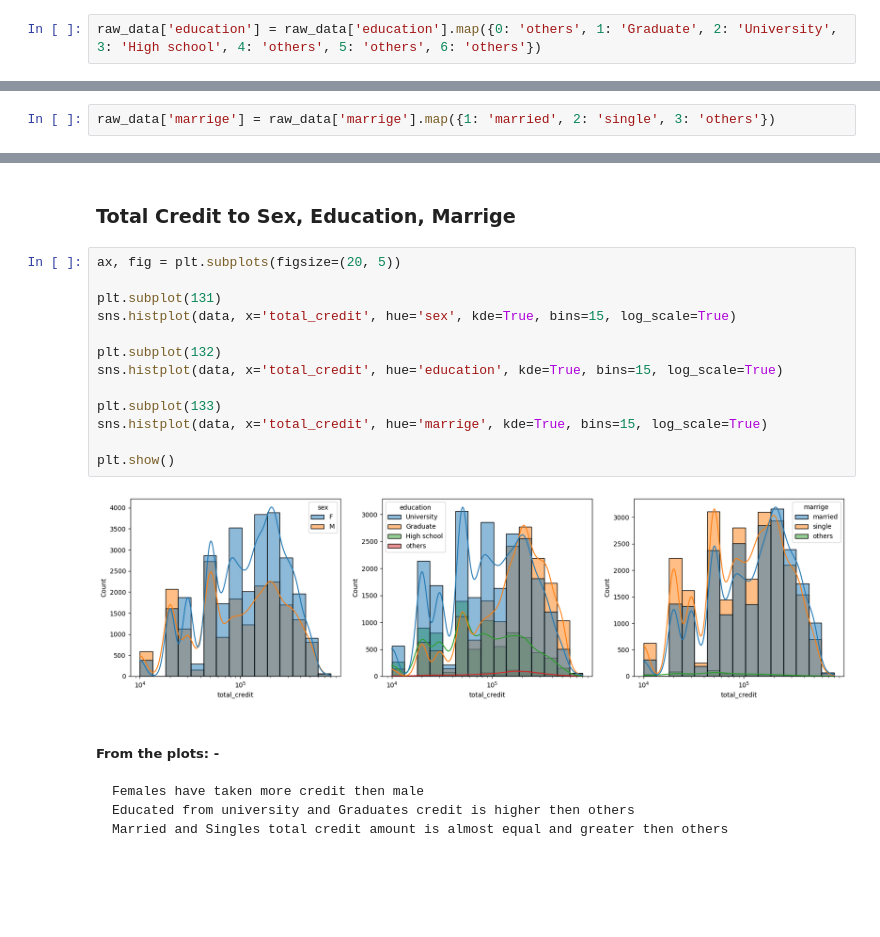
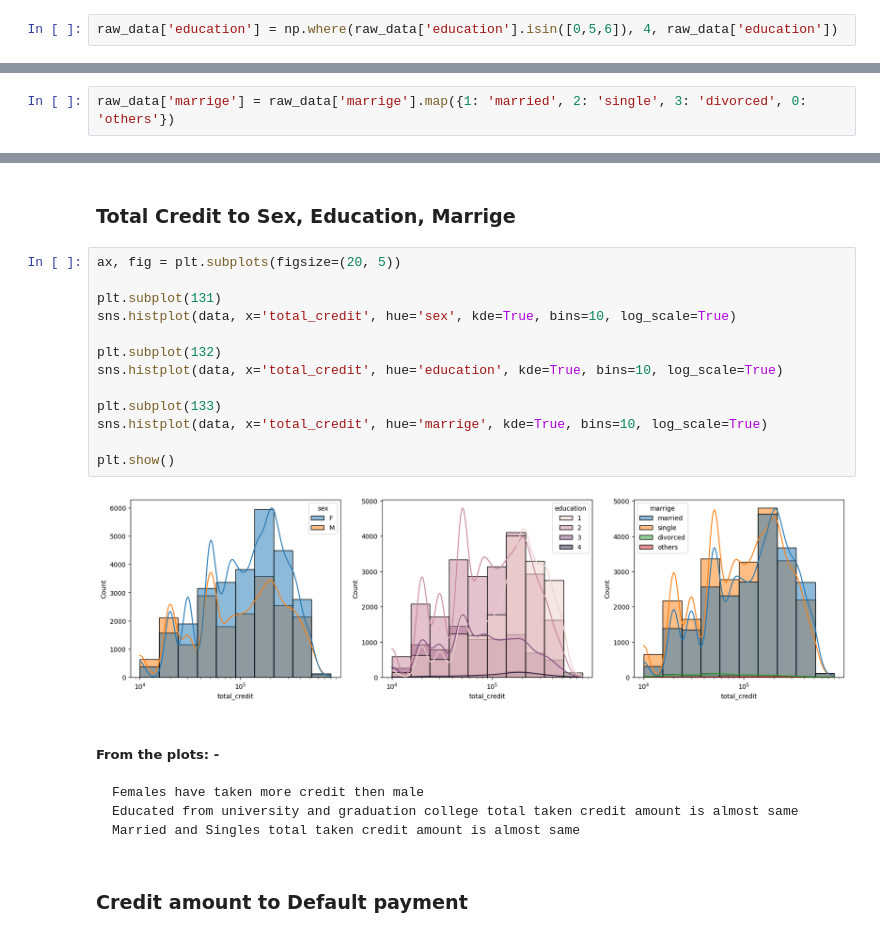
Before and after one commit to Ranjitdev/credit_card_default_payment, a Jupyter notebook: notebook_credit_card_default/EDA.ipynb, the cells around one changed output, grey strips where cells are left out. Saved outputs shown, nothing was run; the diff lists cells and outputs as text; blank space fills up the shorter version.

Commit message:
data ingesion

```diff
--- a/notebook_credit_card_default/EDA.ipynb
+++ b/notebook_credit_card_default/EDA.ipynb
@@ -122,3 +132,3 @@ array([2, 1, 3, 5, 4, 6, 0], dtype=int64)
 # %%
-raw_data['education'] = raw_data['education'].map({0: 'others', 1: 'Graduate', 2: 'University', 3: 'High school', 4: 'others', 5: 'others', 6: 'others'})
+raw_data['education'] = np.where(raw_data['education'].isin([0,5,6]), 4, raw_data['education'])
 # %% [markdown]
@@ -126,5 +136,5 @@ raw_data['education'] = raw_data['education'].map({0: 'others', 1: 'Graduate', 2
 # %%
-raw_data['marrige'] = raw_data['marrige'].map({1: 'married', 2: 'single', 3: 'others'})
+raw_data['marrige'] = raw_data['marrige'].map({1: 'married', 2: 'single', 3: 'divorced', 0: 'others'})
 # %% [markdown]
 ### Numerical, Categorical and Target Column
 # %%
@@ -286,20 +299,22 @@ data[categorical_features].describe()
 # %%
 ax, fig = plt.subplots(figsize=(20, 5))
 
 plt.subplot(131)
-sns.histplot(data, x='total_credit', hue='sex', kde=True, bins=15, log_scale=True)
+sns.histplot(data, x='total_credit', hue='sex', kde=True, bins=10, log_scale=True)
 
 plt.subplot(132)
-sns.histplot(data, x='total_credit', hue='education', kde=True, bins=15, log_scale=True)
+sns.histplot(data, x='total_credit', hue='education', kde=True, bins=10, log_scale=True)
 
 plt.subplot(133)
-sns.histplot(data, x='total_credit', hue='marrige', kde=True, bins=15, log_scale=True)
+sns.histplot(data, x='total_credit', hue='marrige', kde=True, bins=10, log_scale=True)
 
 plt.show()
 # %% [output]
-[figure, old version]
+[figure, new version]
 # %% [markdown]
 ##### From the plots: -
     Females have taken more credit then male
-    Educated from university and Graduates credit is higher then others
-    Married and Singles total credit amount is almost equal and greater then others
+    Educated from university and graduation college total taken credit amount is almost same
+    Married and Singles total taken credit amount is almost same
+# %% [markdown]
+### Credit amount to Default payment
```
Also changed, not shown: parts of 28 cells of this notebook, 14 other files.
